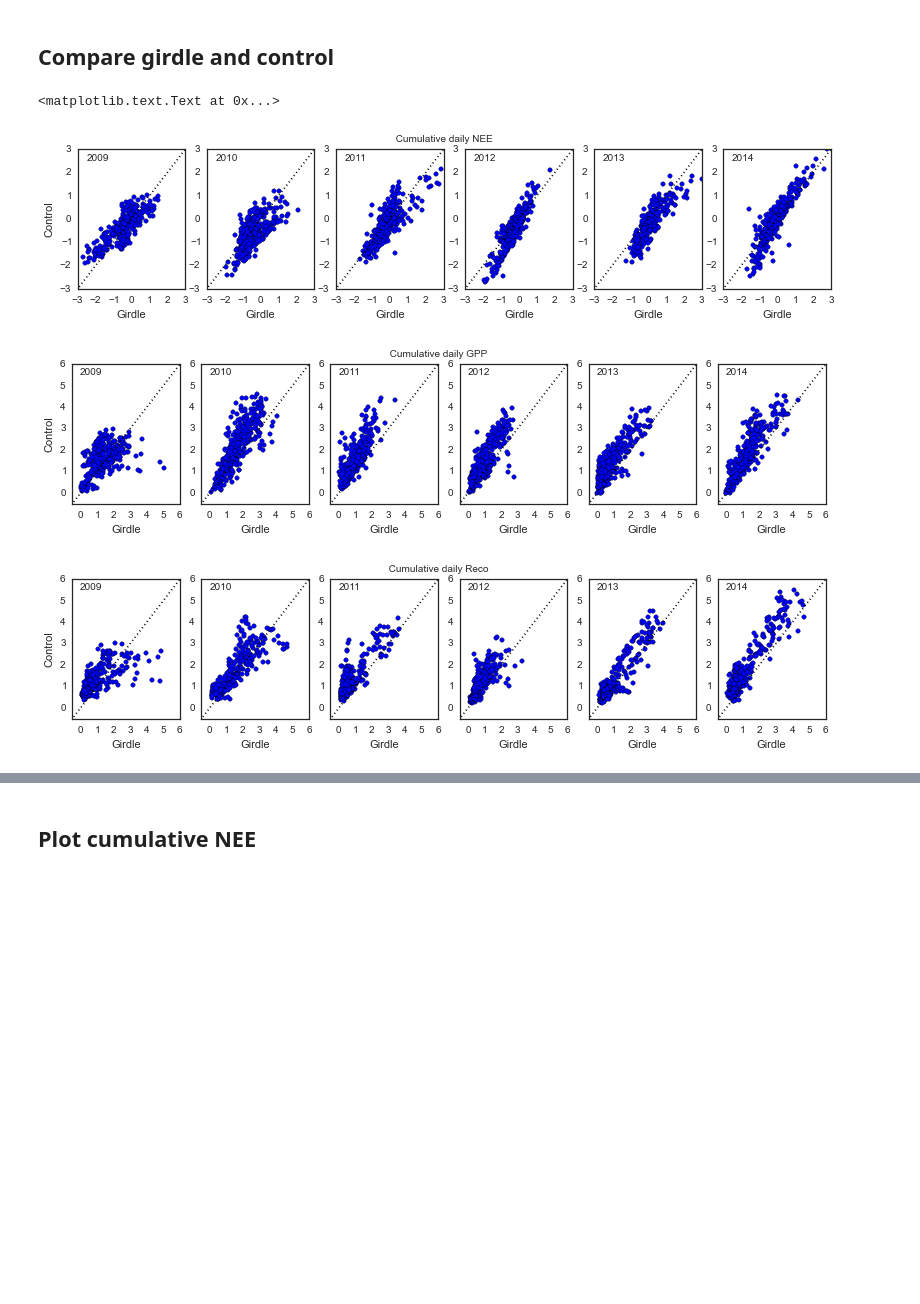
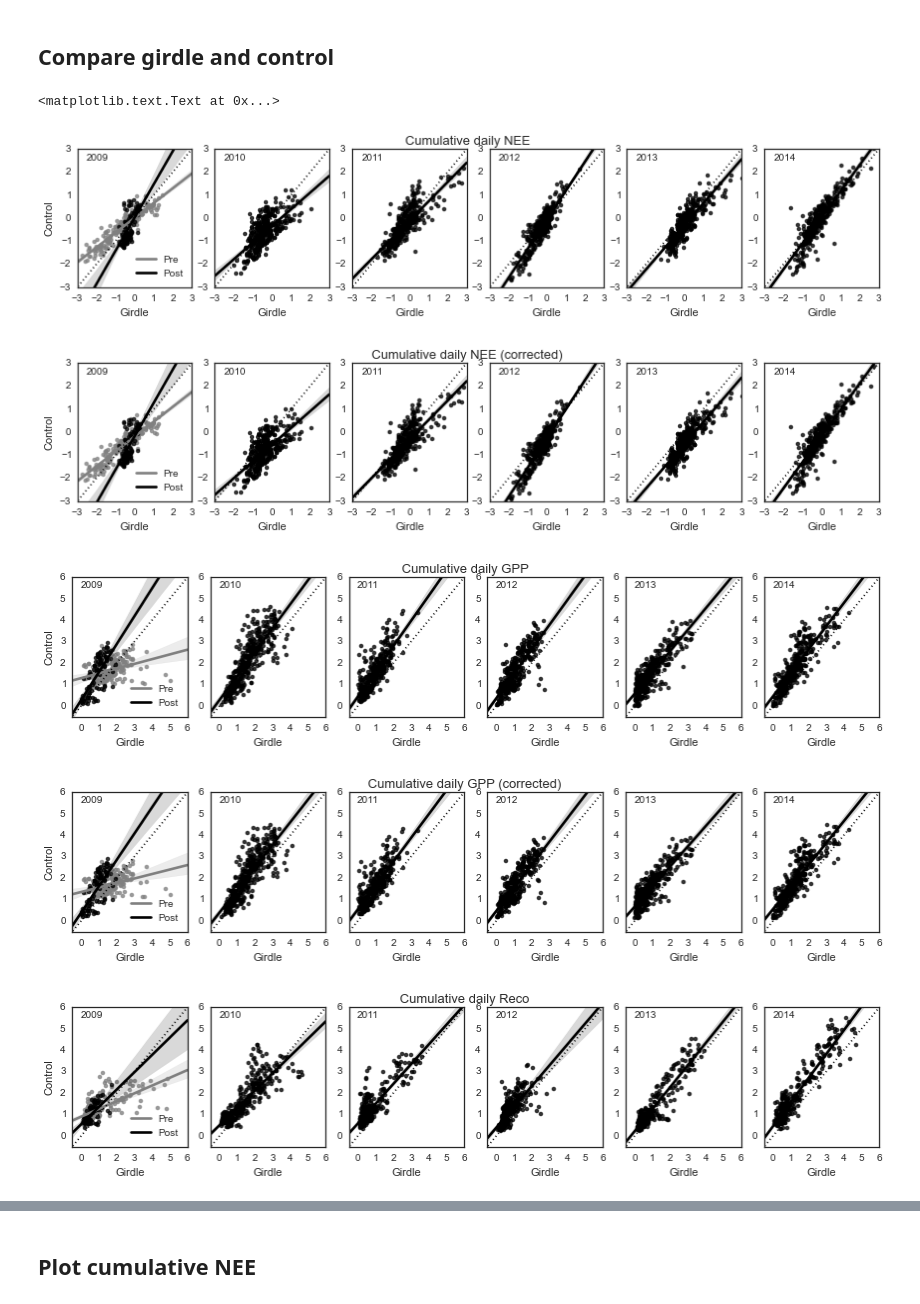
Before and after one commit to gremau/NMEG_miscellany, a Jupyter notebook: pj_sites_Fc_comparison.ipynb, the cells around one changed output, grey strips where cells are left out. Cells and saved outputs as stored; diff of their text form; code cells hidden in the pictures; blank space fills up the shorter version.

Commit message:
Plotting updates, new data use

```diff
--- a/pj_sites_Fc_comparison.ipynb
+++ b/pj_sites_Fc_comparison.ipynb
@@ -10,8 +10,8 @@ First set up environment and load 2009-2014 gapfilled Ameriflux data. There are
 * Early 2009 Fc is gapfilled at PJ girdle, so I am setting the start of our time period at the end of this gapfilling.
 # %%
 import sys
-#sys.path.append( '/home/greg/current/NMEG_utils/py_modules/' )
-sys.path.append( '..\\NMEG_utils\\py_modules\\' )
+sys.path.append( '/home/greg/current/NMEG_utils/py_modules/' )
+#sys.path.append( '..\\NMEG_utils\\py_modules\\' )
 
 %matplotlib inline
 import load_nmeg as ld
@@ -24,8 +24,8 @@ import seaborn as sns
 import datetime as dt
 
 # WARNING - ameriflux files have changed - this will need to be updated or directed to the archive
-#af_path = '/home/greg/sftp/eddyflux/Ameriflux_files/provisional/'
-af_path = 'C:\\Research_Flux_Towers\\Ameriflux_files\\'
+af_path = '/home/greg/sftp/eddyflux/Ameriflux_files/provisional/'
+#af_path = 'C:\\Research_Flux_Towers\\Ameriflux_files\\'
 
 start = 2009
 end = 2014
@@ -102,7 +120,7 @@ Slope: 1.00508367897  Intercept: -0.197754091221
 ## Calculate ET and create daily data for each site
 # %%
 pjg_d = tr.resample_30min_aflx( pjg )
-pjc_d = tr.resample_30min_aflx( pjc, c_fluxes=[ 'GPP', 'RECO', 'FC_F', 'FC_cor' ] )
+pjc_d = tr.resample_30min_aflx( pjc, c_fluxes=[ 'GPP', 'GPP_cor', 'RECO', 'RECO_cor', 'FC_F', 'FC_F_cor' ] )
 jsav_d = tr.resample_30min_aflx( jsav )
 
 pjc_d.YEAR = pjc_d.index.year;
@@ -143,38 +161,68 @@ plt.show()
 # %% [markdown]
 ## Compare girdle and control
 # %%
-def plot_xy_year( start_yr, end_yr, var, fig, lims=[-3,3] ):
+def plot_xy_year( start_yr, end_yr, var, fig, corrected=False, lims=[-3,3] ):
     numyrs = end_yr - start_yr + 1;
+    gvar = var + '_g_int'
+    if corrected:
+        cvar = var + '_cor_g_int'
+    else:
+        cvar = var + '_g_int'
 
     for i, yr in enumerate( range( start_yr, end_yr + 1 ) ):
-        pjc_sub = pjc_d[ pjc_d.index.year == yr ]
-        pjg_sub = pjg_d[ pjg_d.index.year == yr ]
-        #jsav_sub = jsav_d[ jsav_d.index.year == yr ]
         ax = fig.add_subplot( 1, numyrs, i+1 )
-        ax.scatter( pjg_sub[ var ] , pjc_sub[ var ], marker='o' )
-        ax.plot( ( -15, 15 ),( -15, 15 ), ls=':', color='black' )
         plt.ylim(lims)
         plt.xlim(lims)
+        # in 2009 separate by pre/post girdling
+        if yr==2009:
+            pjc_sub = pjc_d[ np.logical_and(pjc_d.index.year == yr, pjc_d.index.month < 9) ]
+            pjg_sub = pjg_d[ np.logical_and(pjg_d.index.year == yr, pjg_d.index.month < 9) ]
+            pjc_sub_post = pjc_d[ np.logical_and(pjc_d.index.year == yr, pjc_d.index.month > 9) ]
+            pjg_sub_post = pjg_d[ np.logical_and(pjg_d.index.year == yr, pjg_d.index.month > 9) ]
+            sns.regplot( pjg_sub[ gvar ] , pjc_sub[ cvar ], marker='o', color='gray' )
+            sns.regplot( pjg_sub_post[ gvar ] , pjc_sub_post[ cvar ], marker='o', color='black' )
+            plt.legend(['Pre', 'Post'], loc='lower right')
+        else:
+            pjc_sub = pjc_d[ pjc_d.index.year == yr ]
+            pjg_sub = pjg_d[ pjg_d.index.year == yr ]
+            sns.regplot( pjg_sub[ gvar ] , pjc_sub[ cvar ], marker='o', color='black' )
+        #jsav_sub = jsav_d[ jsav_d.index.year == yr ]
+        #ax.scatter( pjg_sub[ var ] , pjc_sub[ var ], marker='o' )
+        ax.plot( ( -15, 15 ),( -15, 15 ), ls=':', color='black' )
         plt.text( lims[0]+0.5, lims[1]-0.5, str( yr ))
         plt.xlabel( 'Girdle')
         if i==0:
             plt.ylabel( 'Control')
+        else:
+            plt.ylabel('')
 
+figX = plt.figure( figsize=( 14.5, 2.5 ), dpi=100, facecolor='w', edgecolor='k' )
+plot_xy_year( 2009, 2014, 'FC_F', figX )
+plt.suptitle(' Cumulative daily NEE', size=13 )
 
+figXcor = plt.figure( figsize=( 14.5, 2.5 ), dpi=100, facecolor='w', edgecolor='k' )
+plot_xy_year( 2009, 2014, 'FC_F', figXcor, corrected=True )
+plt.suptitle(' Cumulative daily NEE (corrected)', size=13 )
 
-figX = plt.figure( figsize=( 13.5, 2.5 ), dpi=100, facecolor='w', edgecolor='k' )
-plot_xy_year( 2009, 2014, 'FC_F_g_int', figX )
-plt.suptitle(' Cumulative daily NEE' )
+figY = plt.figure( figsize=( 14.5, 2.5 ), dpi=100, facecolor='w', edgecolor='k' )
+plot_xy_year( 2009, 2014, 'GPP', figY, lims=[-.50, 6] )
+plt.suptitle(' Cumulative daily GPP', size=13 )
 
-figY = plt.figure( figsize=( 13.5, 2.5 ), dpi=100, facecolor='w', edgecolor='k' )
-plot_xy_year( 2009, 2014, 'GPP_g_int', figY, lims=[-.50, 6] )
-plt.suptitle(' Cumulative daily GPP' )
+figYcor = plt.figure( figsize=( 14.5, 2.5 ), dpi=100, facecolor='w', edgecolor='k' )
+plot_xy_year( 2009, 2014, 'GPP', figYcor, corrected=True, lims=[-.50, 6] )
+plt.suptitle(' Cumulative daily GPP (corrected)', size=13 )
 
-figZ = plt.figure( figsize=( 13.5, 2.5 ), dpi=100, facecolor='w', edgecolor='k' )
-plot_xy_year( 2009, 2014, 'RECO_g_int', figZ, lims=[-.5, 6])
-plt.suptitle(' Cumulative daily Reco' )
+figZ = plt.figure( figsize=( 14.5, 2.5 ), dpi=100, facecolor='w', edgecolor='k' )
+plot_xy_year( 2009, 2014, 'RECO', figZ, lims=[-.5, 6])
+plt.suptitle(' Cumulative daily Reco', size=13 )
+
+figZcor = plt.figure( figsize=( 14.5, 2.5 ), dpi=100, facecolor='w', edgecolor='k' )
+plot_xy_year( 2009, 2014, 'RECO', figZcor, corrected=True, lims=[-.5, 6])
+plt.suptitle(' Cumulative daily Reco (corrected)', size=13 )
 # %% [output]
 <matplotlib.text.Text at 0x...>
-[figure, old version]
+[figure, new version]
-[figure, old version]
+[figure, new version]
-[figure, old version]
+[figure, new version]
+[figure, added]
+[figure, added]
```
Also changed, not shown: parts of 8 cells of this notebook, 1 other file.
